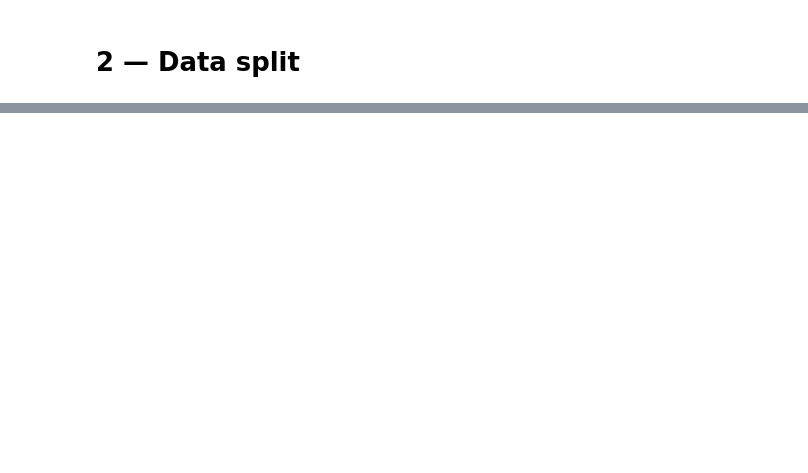
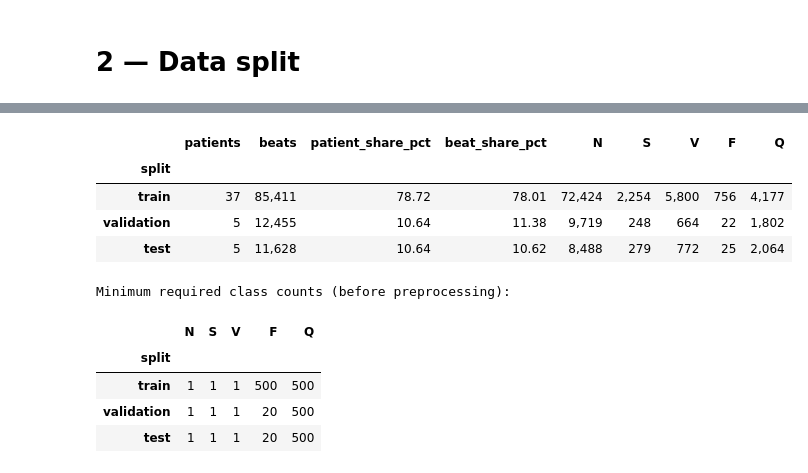
Before and after one commit to kkakongkiat/cardiac-arrhythmia-classification, a Jupyter notebook: dataset/2_Data_split.ipynb, the cells around one changed output, grey strips where cells are left out. Cells and saved outputs as stored; diff of their text form; code cells hidden in the pictures; blank space fills up the shorter version.

```diff
--- a/dataset/2_Data_split.ipynb
+++ b/dataset/2_Data_split.ipynb
@@ -24,0 +228,39 @@ summary
+# %%
+split_order = ['train', 'validation', 'test']
+split_labels = ['Train', 'Validation', 'Test']
+split_colors = {'train': '#0072B2', 'validation': '#E69F00', 'test': '#009E73'}
+class_colors = {'N': '#0072B2', 'S': '#E69F00', 'V': '#009E73',
+                'F': '#CC79A7', 'Q': '#D55E00'}
+split_counts = pd.read_csv(DATA / 'split_summary.csv', index_col='split').loc[split_order]
+class_columns = [str(i) for i in range(len(CLASSES))]
+split_overview = split_counts[['patients', 'beats']].copy()
+split_overview['patient_share_pct'] = split_overview['patients'] / split_overview['patients'].sum() * 100
+split_overview['beat_share_pct'] = split_overview['beats'] / split_overview['beats'].sum() * 100
+split_overview = split_overview.join(split_counts[class_columns].rename(columns=dict(zip(class_columns, CLASSES))))
+display(split_overview.style.format({
+    **{column: '{:,}' for column in ['patients', 'beats', *CLASSES]},
+    'patient_share_pct': '{:.2f}', 'beat_share_pct': '{:.2f}',
+}))
+
+saved_split = json.loads((DATA / 'split.json').read_text(encoding='utf-8'))
+minimum_support = saved_split['minimum_class_counts']
+support_table = pd.DataFrame({
+    label: [minimum_support[name][label] for name in split_order]
+    for label in CLASSES
+}, index=split_order)
+support_table.index.name = 'split'
+print('Minimum required class counts (before preprocessing):')
+display(support_table)
+assert (split_overview[CLASSES] >= support_table).all().all()
+# %% [output]
+|  | patients | beats | patient_share_pct | beat_share_pct | N | S | V | F | Q |
+| split |  |  |  |  |  |  |  |  |  |
+| train | 37 | 85,411 | 78.72 | 78.01 | 72,424 | 2,254 | 5,800 | 756 | 4,177 |
+| validation | 5 | 12,455 | 10.64 | 11.38 | 9,719 | 248 | 664 | 22 | 1,802 |
+| test | 5 | 11,628 | 10.64 | 10.62 | 8,488 | 279 | 772 | 25 | 2,064 |
+Minimum required class counts (before preprocessing):
+|  | N | S | V | F | Q |
+| split |  |  |  |  |  |
+| train | 1 | 1 | 1 | 500 | 500 |
+| validation | 1 | 1 | 1 | 20 | 500 |
+| test | 1 | 1 | 1 | 20 | 500 |
```
Also changed, not shown: parts of 18 cells of this notebook, 27 other files.
